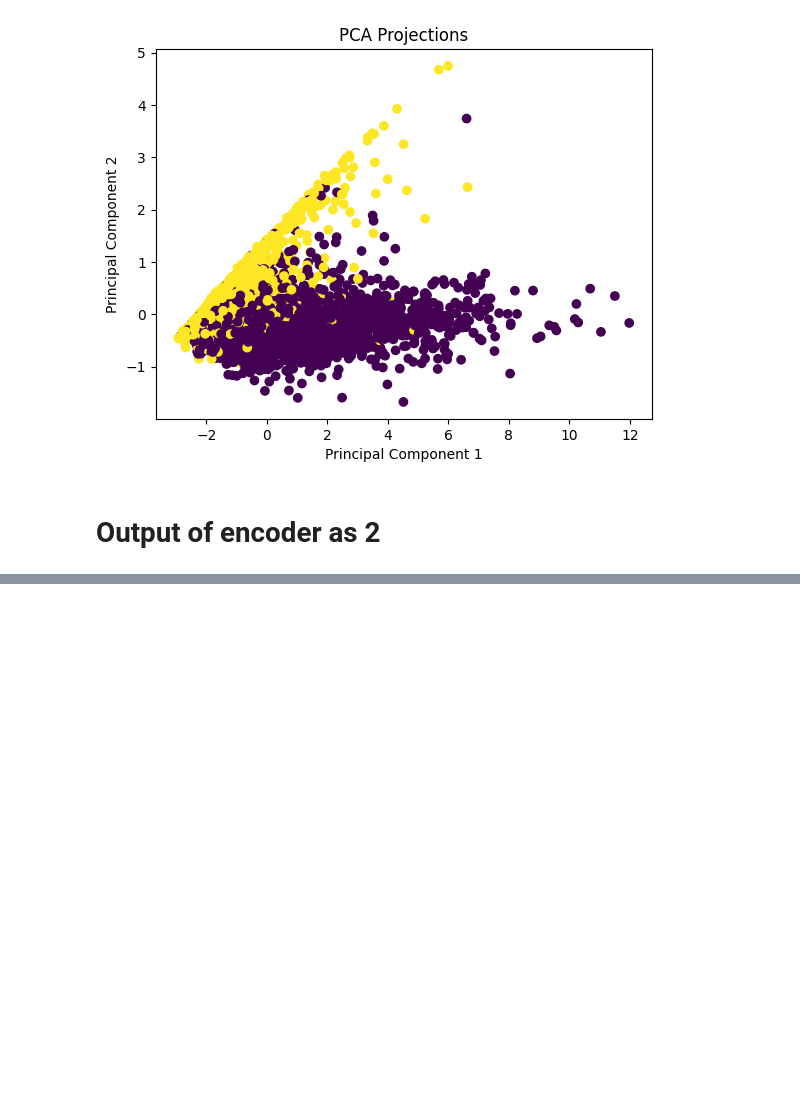
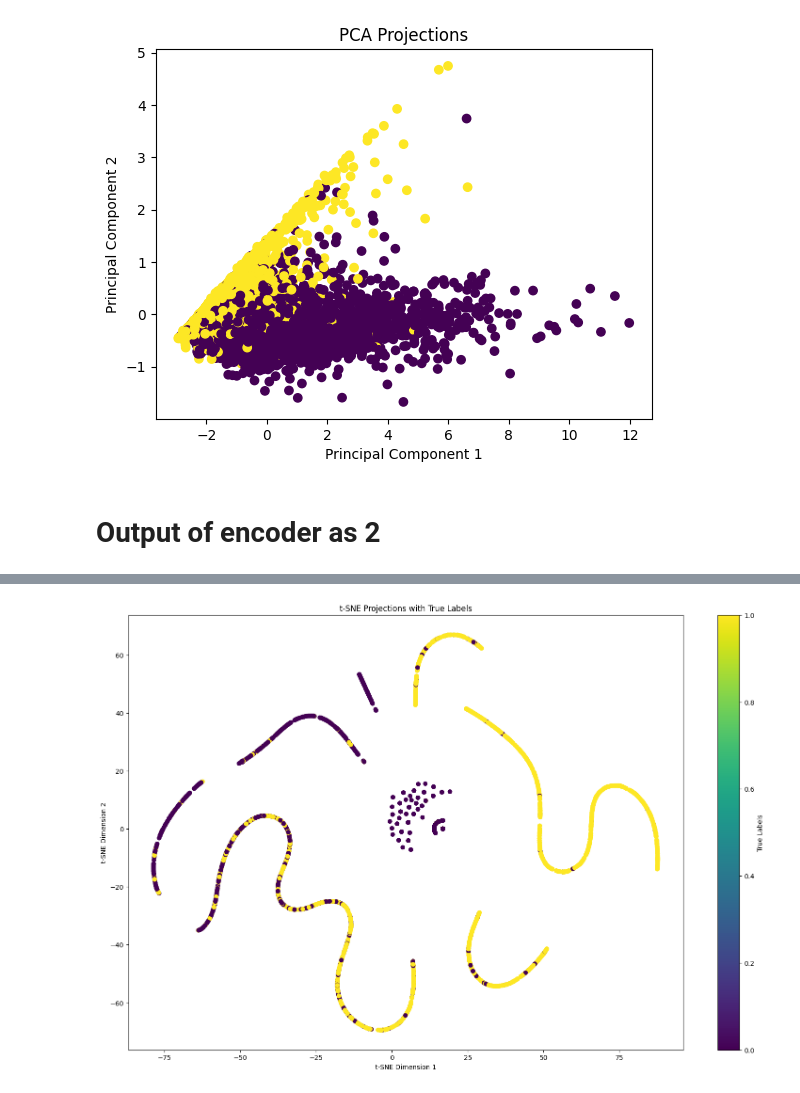
Before and after one commit to midnightripper/losses, a Jupyter notebook: KNN-Visualisation.ipynb, the cells around one changed output, grey strips where cells are left out. Saved outputs shown, nothing was run; the diff lists cells and outputs as text; code cells hidden in the pictures; blank space fills up the shorter version.

```diff
--- a/KNN-Visualisation.ipynb
+++ b/KNN-Visualisation.ipynb
@@ -348,0 +389,10 @@ outputs = encoder_with_projection_head.predict(xtrain)
+# %%
+plt.figure(figsize=(19, 12))  # Set the desired width and height
+plt.scatter(projections[:, 0], projections[:, 1], c=ytest)
+plt.xlabel('t-SNE Dimension 1')
+plt.ylabel('t-SNE Dimension 2')
+plt.title('t-SNE Projections with True Labels')
+plt.colorbar(label='True Labels')
+plt.show()
+# %% [output]
+[figure, added]
```
Also changed, not shown: parts of 24 cells of this notebook.
